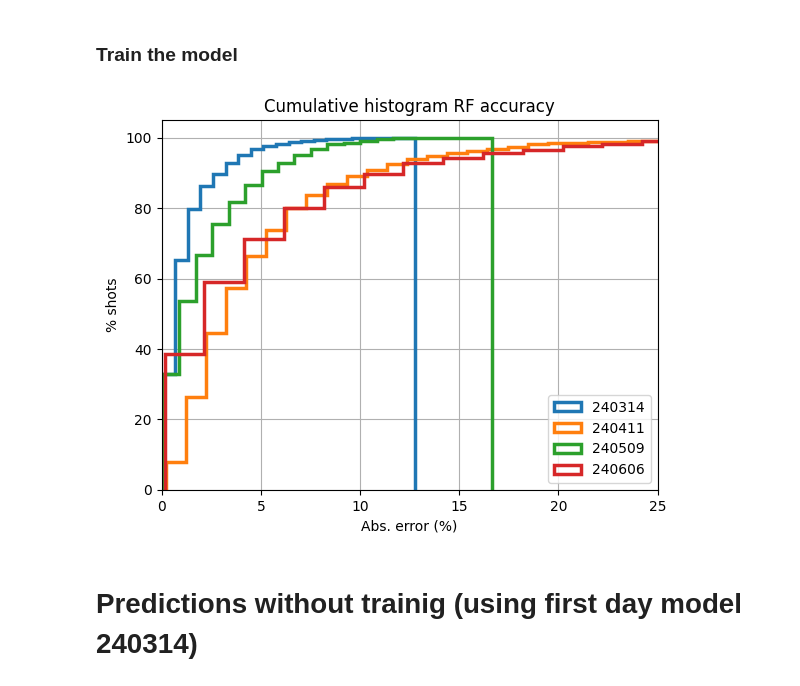
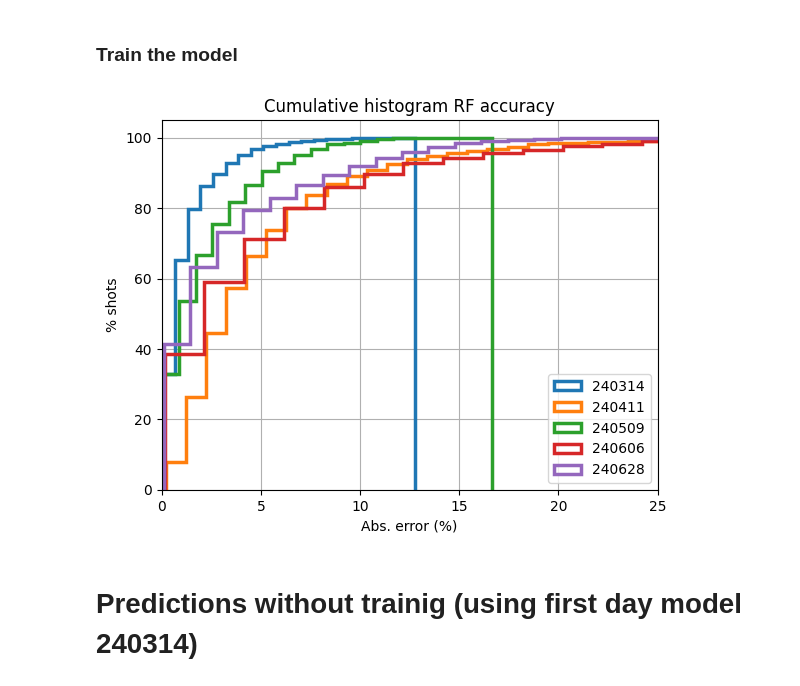
Before and after one commit to javierhndev/laps-ml, a Jupyter notebook: roundtrip_rf_anal.ipynb, the cells around one changed output. Drawn from its saved outputs; the diff is of its cells as text; code cells hidden in the pictures.

Commit message:
Updates and the physics analysis

```diff
--- a/roundtrip_rf_anal.ipynb
+++ b/roundtrip_rf_anal.ipynb
@@ -23,6 +23,10 @@ df_input_240509,df_time_val_240509,df_time_240509,df_freq_val_240509,df_freq_int
 #READ THE DATASET 24_06_06
 filename='datasets/galadriel_dataset_24_06_06.h5'
 df_input_240606,df_time_val_240606,df_time_240606,df_freq_val_240606,df_freq_int_240606 = data_analysis.read_dataset(filename)
+
+#READ THE DATASET 24_06_28
+filename='datasets/galadriel_dataset_24_06_28.h5'
+df_input_240628,df_time_val_240628,df_time_240628,df_freq_val_240628,df_freq_int_240628 = data_analysis.read_dataset(filename)
 # %% [output]
 Input DF
        shot number  order2  order3     order4
@@ -95,7 +99,7 @@ def train_roundtrip(df_input,df_time):
     rf_model_forward,rf_model_backward = models_tools.train_roundtrip_rf(X_train, X_test, y_train, y_test,
                                                             n_estimators, max_features,max_depth, random_state)
     #roundtrip prediction
-    y_predict_roundtrip=models_tools.roundtrip_predict(y_test,rf_model_backward,rf_model_forward)
+    y_predict_roundtrip=models_tools.roundtrip_rf_predict(y_test,rf_model_backward,rf_model_forward)
 
     #study the erro distribution
     df_error_roundtrip_forest=abs(y_test_reset-y_predict_roundtrip)
@@ -115,3 +119,6 @@ df_error_240509,model_forward_240509,model_backward_240509=train_roundtrip(
 #240606
 df_error_240606,model_forward_240606,model_backward_240606=train_roundtrip(
     df_input_240606,df_time_240606)
+#240628
+df_error_240628,model_forward_240628,model_backward_240628=train_roundtrip(
+    df_input_240628,df_time_240628)
@@ -118,21 +143,23 @@ df_error_240606,model_forward_240606,model_backward_240606=train_roundtrip(
 # %%
 weights_240314 = 100*np.ones_like(df_error_240314) / len(df_error_240314)
 weights_240411 = 100*np.ones_like(df_error_240411) / len(df_error_240411)
 weights_240509 = 100*np.ones_like(df_error_240509) / len(df_error_240509)
 weights_240606 = 100*np.ones_like(df_error_240606) / len(df_error_240606)
+weights_240628 = 100*np.ones_like(df_error_240606) / len(df_error_240628)
 (100*df_error_240314).hist(bins=20,weights=weights_240314,cumulative=True,histtype="step",linewidth=2.5,label='240314')
 (100*df_error_240411).hist(bins=40,weights=weights_240411,cumulative=True,histtype="step",linewidth=2.5,label='240411')
 (100*df_error_240509).hist(bins=20,weights=weights_240509,cumulative=True,histtype="step",linewidth=2.5,label='240509')
 (100*df_error_240606).hist(bins=20,weights=weights_240606,cumulative=True,histtype="step",linewidth=2.5,label='240606')
+(100*df_error_240628).hist(bins=20,weights=weights_240628,cumulative=True,histtype="step",linewidth=2.5,label='240628')
 
 plt.ylabel('% shots')
 plt.xlabel('Abs. error (%)')
 plt.title('Cumulative histogram RF accuracy')
 plt.xlim(0,25)
 plt.legend()
 plt.show()
 # %% [output]
-[figure, old version]
+[figure, new version]
 # %% [markdown]
 # Predictions without trainig (using first day model 240314)
 # %%
```
Also changed, not shown: parts of 5 cells of this notebook, 8 other files.
